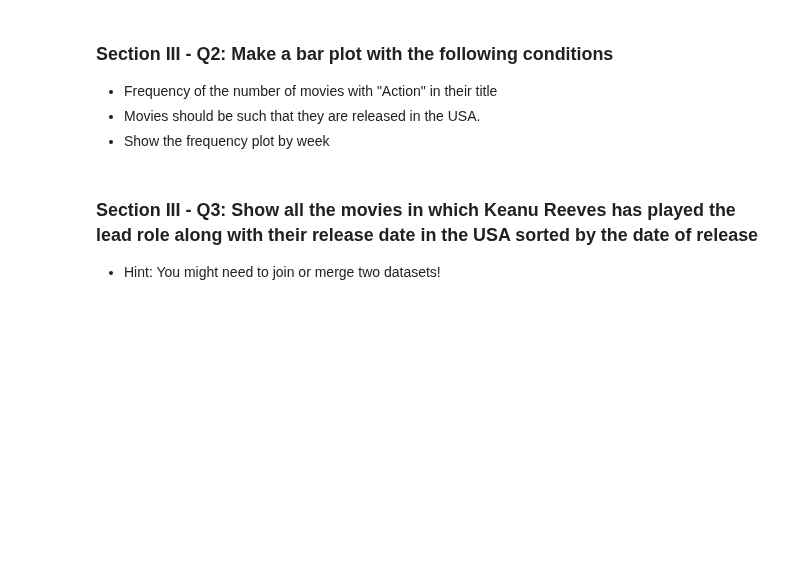
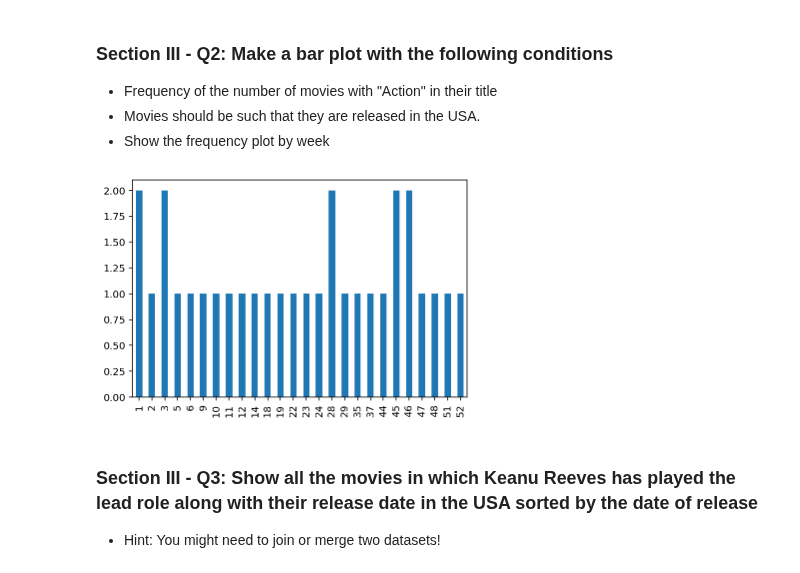
Before and after one commit to hershcode/mec-mini-projects, a Jupyter notebook: mec-5.3.10-data-wranging-with-pandas-mini-project/Mini_Project_Data_Wrangling_Pandas.ipynb, the cells around one changed output. Drawn from its saved outputs; the diff is of its cells as text; code cells hidden in the pictures; blank space fills up the shorter version.

```diff
--- a/mec-5.3.10-data-wranging-with-pandas-mini-project/Mini_Project_Data_Wrangling_Pandas.ipynb
+++ b/mec-5.3.10-data-wranging-with-pandas-mini-project/Mini_Project_Data_Wrangling_Pandas.ipynb
@@ -547,6 +609,14 @@ christmas.date.dt.month.value_counts().sort_index().plot(kind='bar')
 - Frequency of the number of movies with "Action" in their title
 - Movies should be such that they are released in the USA.
 - Show the frequency plot by week
+# %%
+usa = release_dates['country'] == 'USA'
+title = release_dates['title'].str.contains('Action')
+action = release_dates[title & usa]
+action['date'].dt.isocalendar().week.value_counts().sort_index().plot(kind='bar')
+plt.show()
+# %% [output]
+[figure, added]
 # %% [markdown]
 ### Section III - Q3: Show all the movies in which Keanu Reeves has played the lead role along with their   release date in the USA sorted by the date of release
 - Hint: You might need to join or merge two datasets!
```
Also changed, not shown: parts of 20 cells of this notebook.
